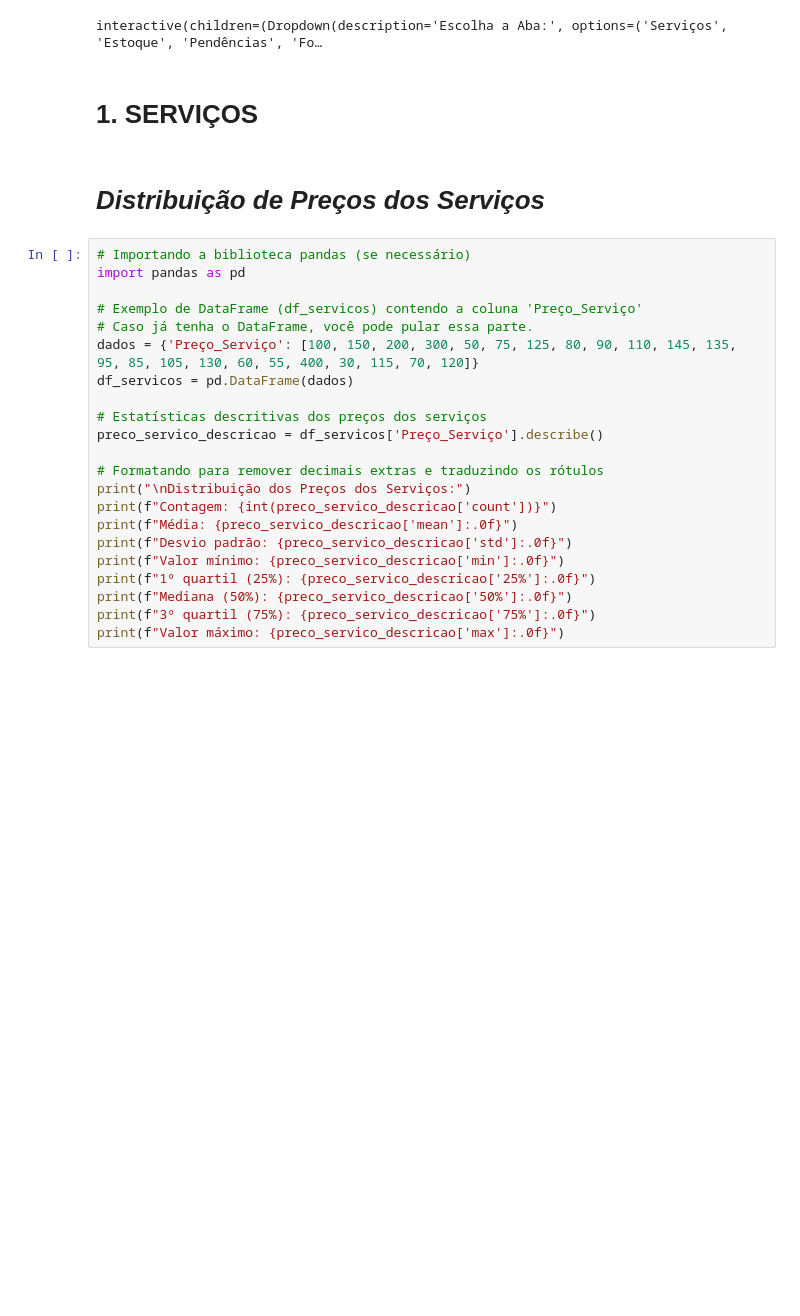
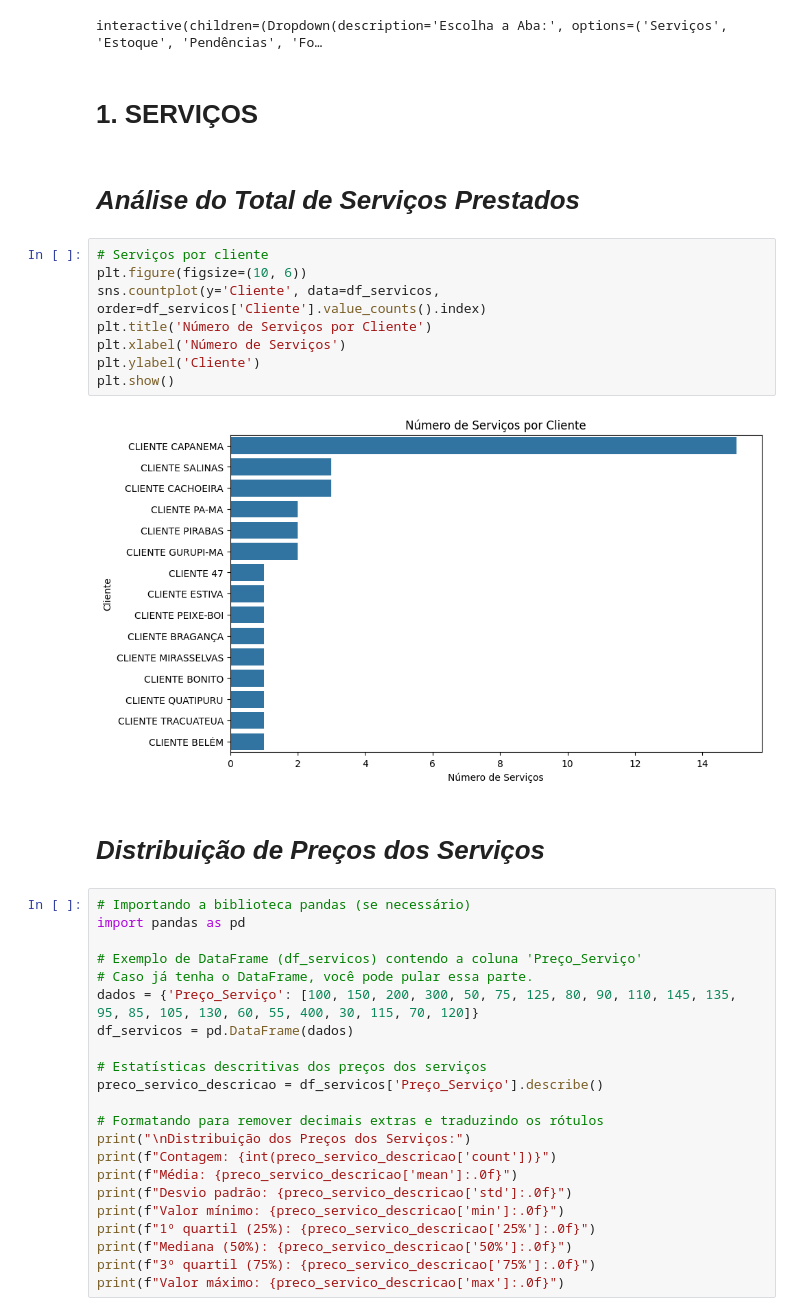
Before and after one commit to Paulovinicius212/ANALISES_REAIS_EXCEL, a Jupyter notebook: ANALISE_REAL_EXCEL_VINIX.ipynb, the cells around one changed output. Cells and saved outputs as stored; diff of their text form; blank space fills up the shorter version.

Commit message:
add função clientes

```diff
--- a/ANALISE_REAL_EXCEL_VINIX.ipynb
+++ b/ANALISE_REAL_EXCEL_VINIX.ipynb
@@ -98,6 +98,18 @@ widgets.interactive(mostrar_dados, sheet_name=dropdown)
 interactive(children=(Dropdown(description='Escolha a Aba:', options=('Serviços', 'Estoque', 'Pendências', 'Fo…
 # %% [markdown]
 # **1. SERVIÇOS**
+# %% [markdown]
+# ***Análise do Total de Serviços Prestados***
+# %%
+# Serviços por cliente
+plt.figure(figsize=(10, 6))
+sns.countplot(y='Cliente', data=df_servicos, order=df_servicos['Cliente'].value_counts().index)
+plt.title('Número de Serviços por Cliente')
+plt.xlabel('Número de Serviços')
+plt.ylabel('Cliente')
+plt.show()
+# %% [output]
+[figure, added]
 # %% [markdown]
 # ***Distribuição de Preços dos Serviços***
 # %%
```
Also changed, not shown: parts of 10 cells of this notebook.
